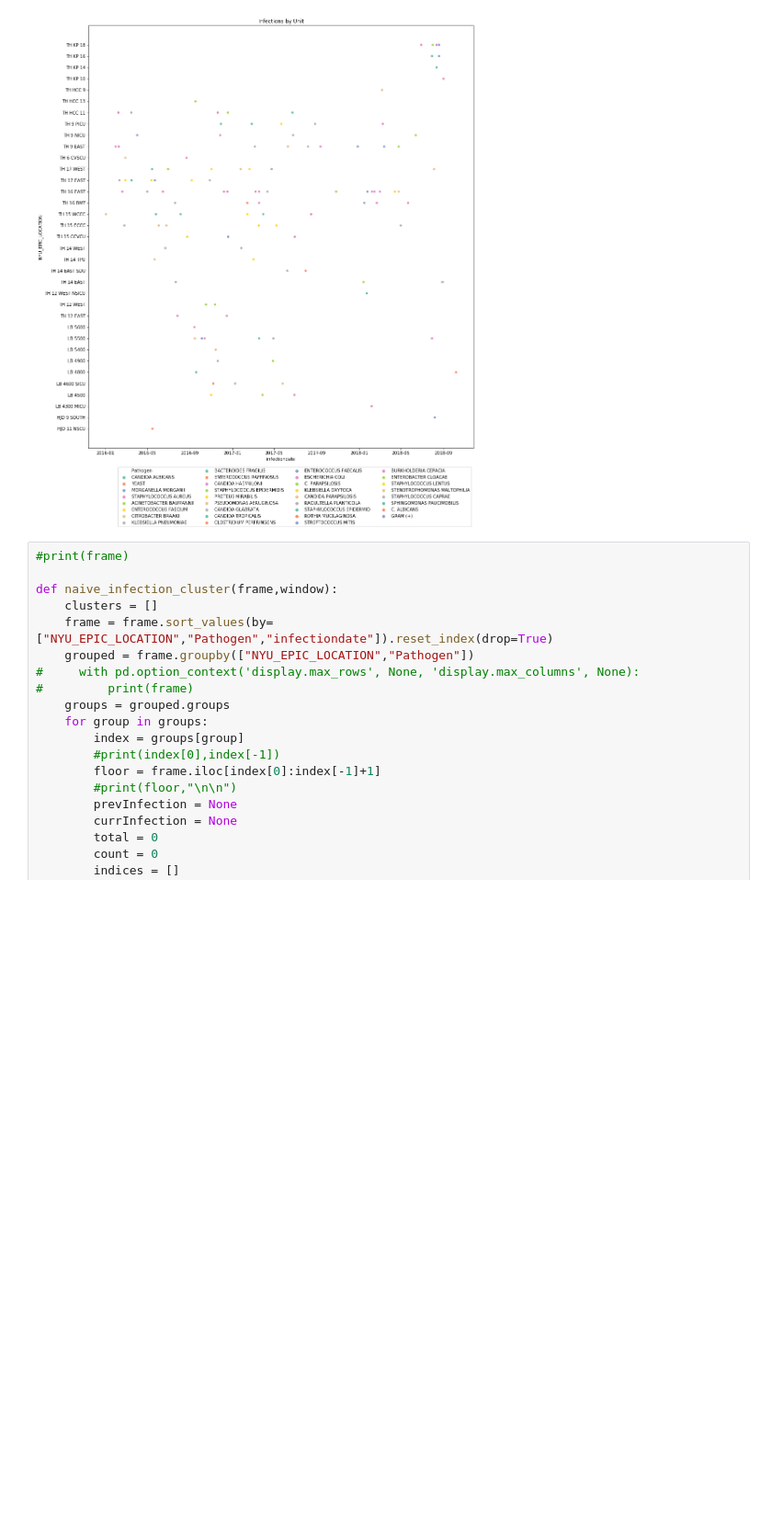
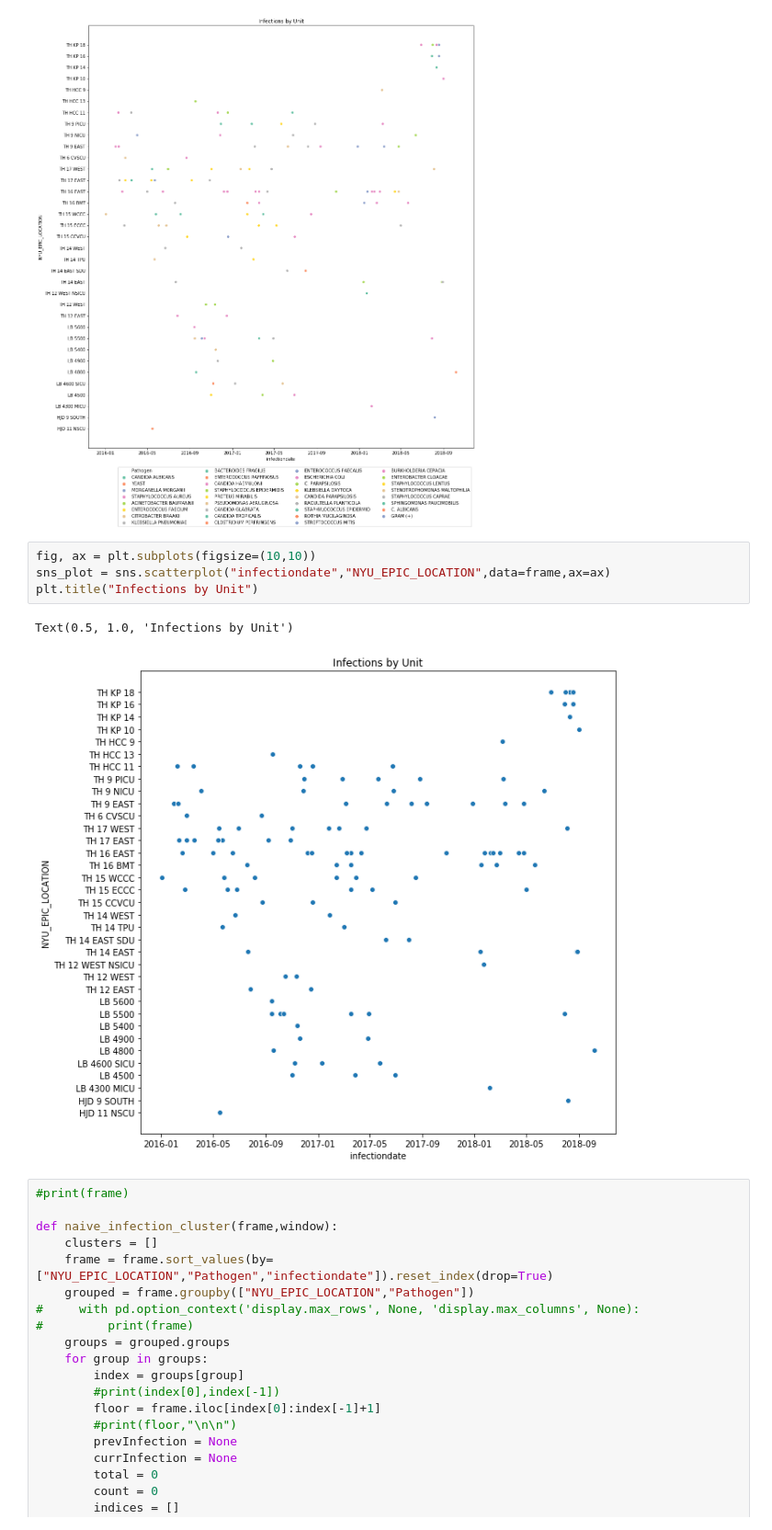
Before and after one commit to KwesiD/DataTools, a Jupyter notebook: Visualization/Sankey.ipynb, the cells around one changed output. Shown at 92% size. Cells and saved outputs as stored; diff of their text form; blank space fills up the shorter version.

```diff
--- a/Visualization/Sankey.ipynb
+++ b/Visualization/Sankey.ipynb
@@ -127,6 +140,13 @@ Try using .loc[row_indexer,col_indexer] = value instead
 See the caveats in the documentation: http://pandas.pydata.org/pandas-docs/stable/indexing.html#indexing-view-versus-copy
   import sys
 [figure]
+# %%
+fig, ax = plt.subplots(figsize=(10,10))
+sns_plot = sns.scatterplot("infectiondate","NYU_EPIC_LOCATION",data=frame,ax=ax)
+plt.title("Infections by Unit")
+# %% [output]
+Text(0.5, 1.0, 'Infections by Unit')
+[figure, added]
 # %%
 #print(frame)
 
```
Also changed, not shown: parts of 3 cells of this notebook, 3 other files.
